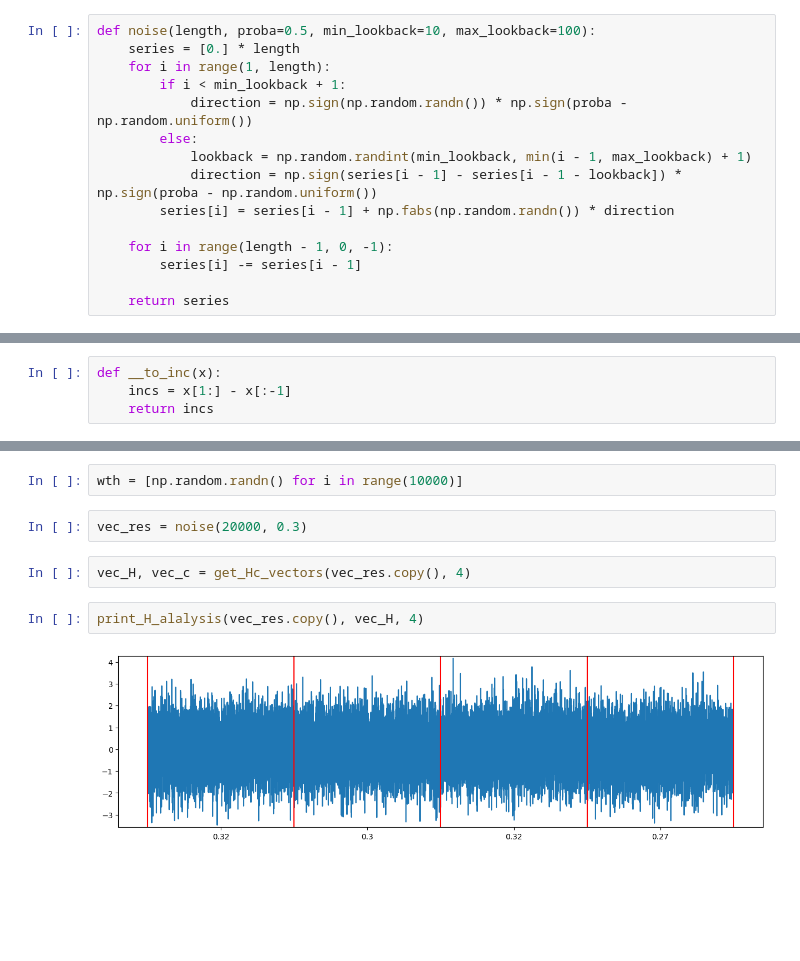
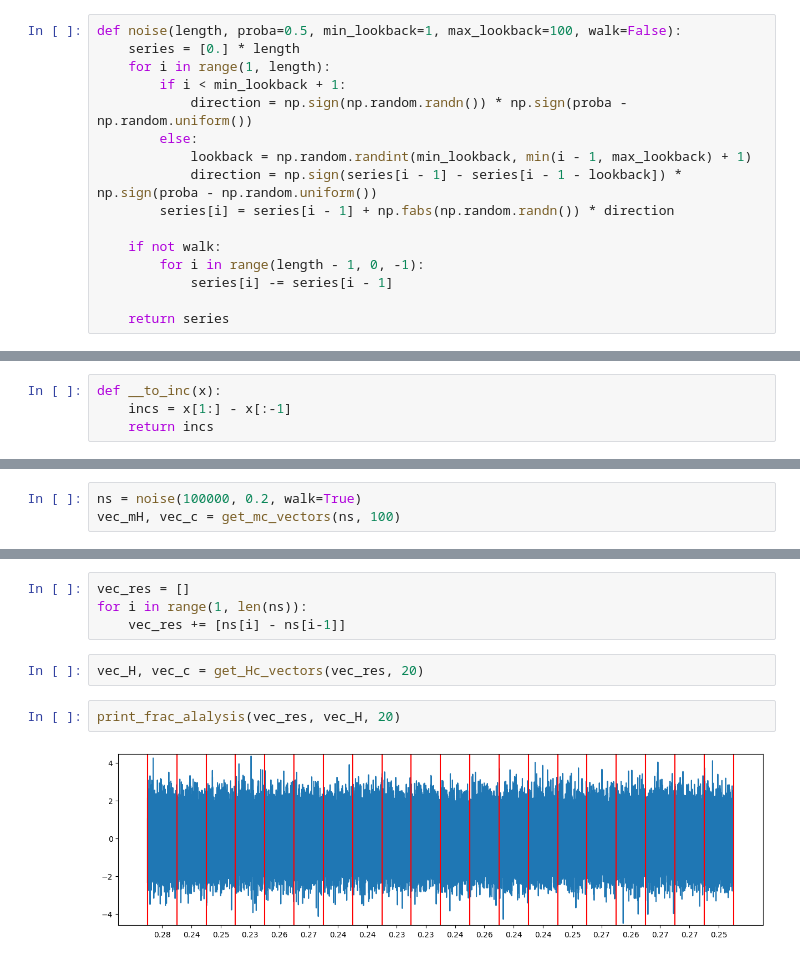
Before and after one commit to Dx-by-Dy/Python-programs, a Jupyter notebook: FractAnalysis.ipynb, the cells around one changed output, grey strips where cells are left out. Drawn from its saved outputs; the diff is of its cells as text; blank space fills up the shorter version.

```diff
--- a/FractAnalysis.ipynb
+++ b/FractAnalysis.ipynb
@@ -139,5 +193,5 @@ def black_noise(length, d=0.3, max_lookback=100):
 # %%
-def noise(length, proba=0.5, min_lookback=10, max_lookback=100):
+def noise(length, proba=0.5, min_lookback=1, max_lookback=100, walk=False):
     series = [0.] * length
     for i in range(1, length):
         if i < min_lookback + 1:
@@ -147,8 +201,9 @@ def noise(length, proba=0.5, min_lookback=10, max_lookback=100):
             direction = np.sign(series[i - 1] - series[i - 1 - lookback]) * np.sign(proba - np.random.uniform())
         series[i] = series[i - 1] + np.fabs(np.random.randn()) * direction
 
-    for i in range(length - 1, 0, -1):
-        series[i] -= series[i - 1]
+    if not walk:
+        for i in range(length - 1, 0, -1):
+            series[i] -= series[i - 1]
 
     return series
 # %%
@@ -265,0 +312,3 @@ blc = black_noise(10000)
+# %%
+ns = noise(100000, 0.2, walk=True)
+vec_mH, vec_c = get_mc_vectors(ns, 100)
@@ -276,13 +328,13 @@ plt.plot(blc)
-# %%
-wth = [np.random.randn() for i in range(10000)]
 # %%
-vec_res = noise(20000, 0.3)
+vec_res = []
+for i in range(1, len(ns)):
+    vec_res += [ns[i] - ns[i-1]]
 # %%
-vec_H, vec_c = get_Hc_vectors(vec_res.copy(), 4)
+vec_H, vec_c = get_Hc_vectors(vec_res, 20)
 # %%
-print_H_alalysis(vec_res.copy(), vec_H, 4)
+print_frac_alalysis(vec_res, vec_H, 20)
 # %% [output]
-[figure, old version]
+[figure, new version]
 # %%
 print(sum(vec_H) / len(vec_H))
 # %% [output]
```
Also changed, not shown: parts of 15 cells of this notebook.
